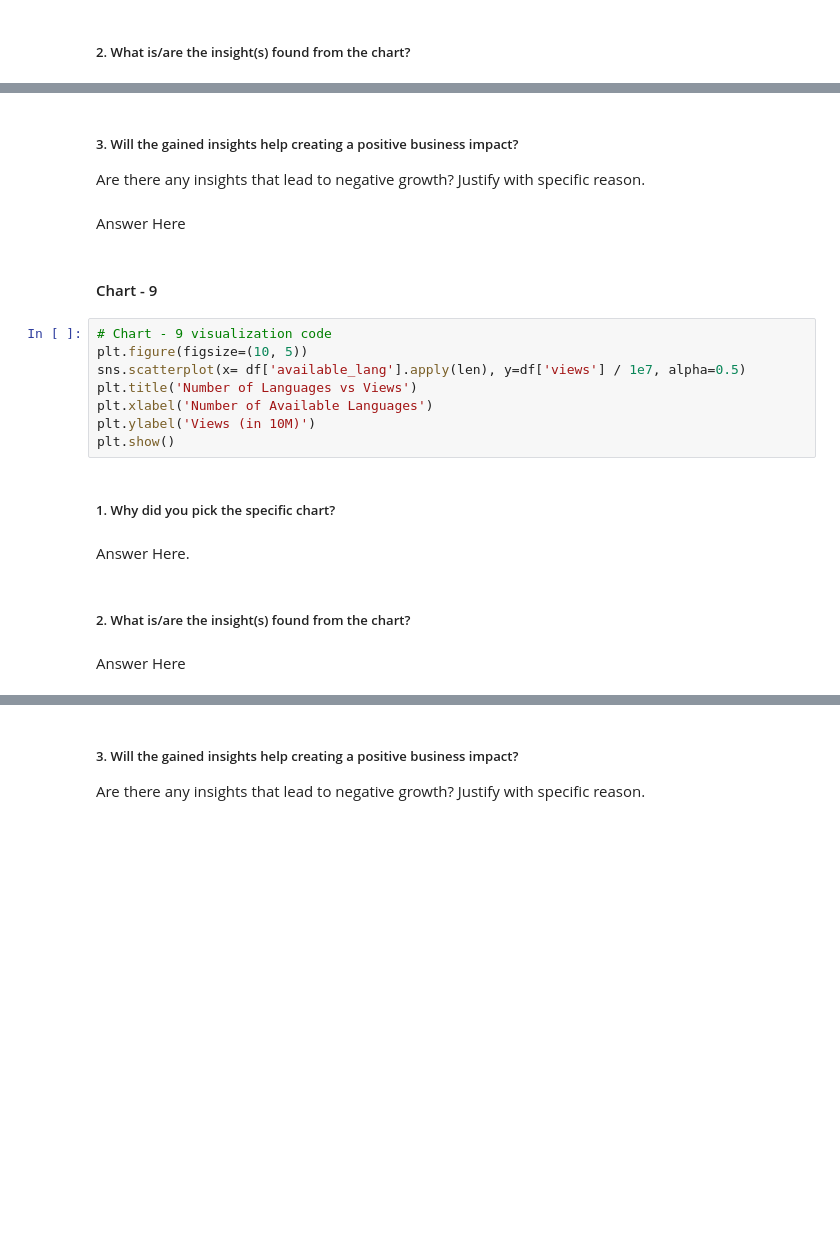
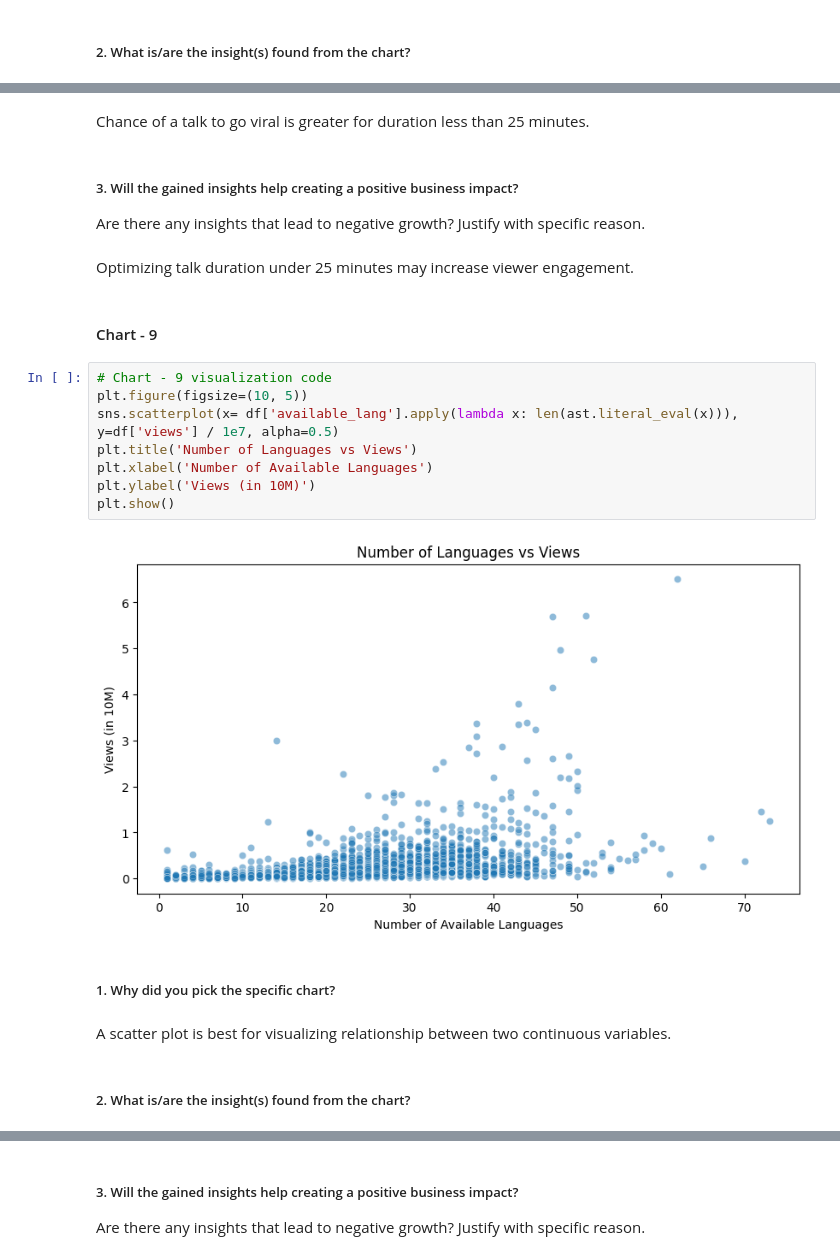
Before and after one commit to Ashish-Kumar-Vaish/TED-Talk-Regression, a Jupyter notebook: Ted_Talk_Regression.ipynb, the cells around one changed output, grey strips where cells are left out. Drawn from its saved outputs; the diff is of its cells as text; blank space fills up the shorter version.

```diff
--- a/Ted_Talk_Regression.ipynb
+++ b/Ted_Talk_Regression.ipynb
@@ -358,23 +431,25 @@ Answer Here
+# %% [markdown]
+Chance of a talk to go viral is greater for duration less than 25 minutes.
 # %% [markdown]
 ##### 3. Will the gained insights help creating a positive business impact?
 Are there any insights that lead to negative growth? Justify with specific reason.
-# %% [markdown]
-Answer Here
+# %% [markdown]
+Optimizing talk duration under 25 minutes may increase viewer engagement.
 # %% [markdown]
 #### Chart - 9
 # %%
 # Chart - 9 visualization code
 plt.figure(figsize=(10, 5))
-sns.scatterplot(x= df['available_lang'].apply(len), y=df['views'] / 1e7, alpha=0.5)
+sns.scatterplot(x= df['available_lang'].apply(lambda x: len(ast.literal_eval(x))), y=df['views'] / 1e7, alpha=0.5)
 plt.title('Number of Languages vs Views')
 plt.xlabel('Number of Available Languages')
 plt.ylabel('Views (in 10M)')
 plt.show()
+# %% [output]
+[figure, added]
 # %% [markdown]
 ##### 1. Why did you pick the specific chart?
-# %% [markdown]
-Answer Here.
+# %% [markdown]
+A scatter plot is best for visualizing relationship between two continuous variables.
 # %% [markdown]
 ##### 2. What is/are the insight(s) found from the chart?
-# %% [markdown]
-Answer Here
```
Also changed, not shown: parts of 227 cells of this notebook.
